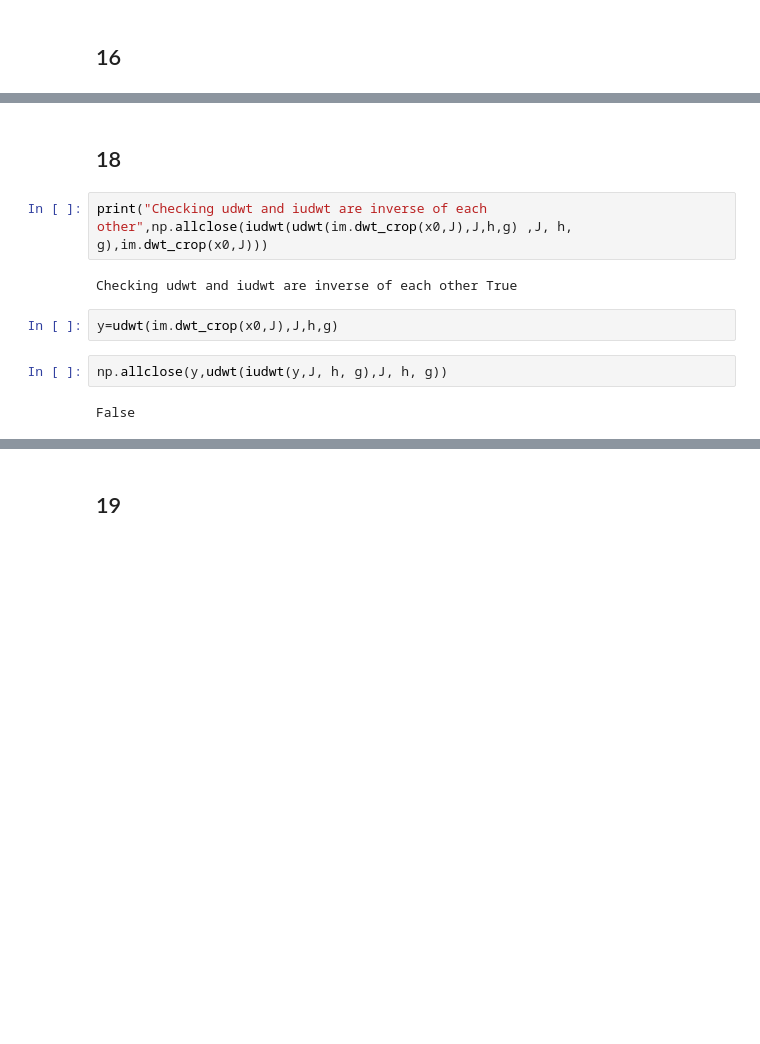
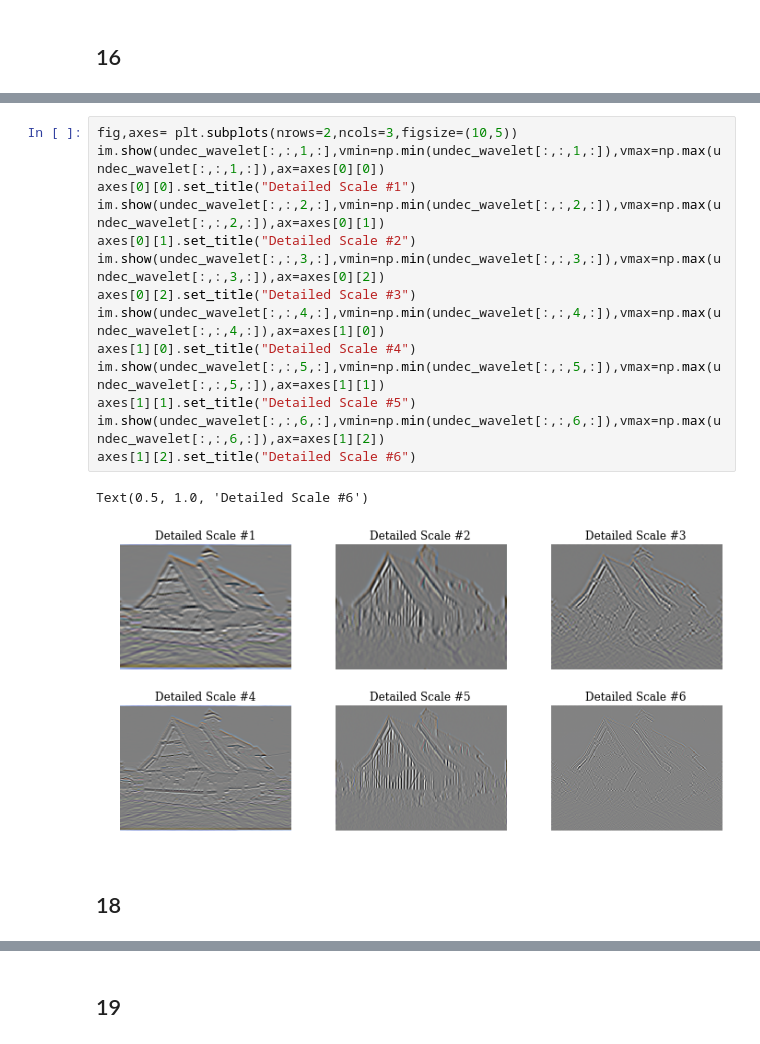
Before and after one commit to UnnikrishnanSivaprasad/ECE285IVR, a Jupyter notebook: ECE285IVR-ProjectC.ipynb, the cells around one changed output, grey strips where cells are left out. Drawn from its saved outputs; the diff is of its cells as text; blank space fills up the shorter version.

```diff
--- a/ECE285IVR-ProjectC.ipynb
+++ b/ECE285IVR-ProjectC.ipynb
@@ -286,12 +273,19 @@ def iudwt(z, J, h, g):
+# %%
+fig,axes= plt.subplots(nrows=2,ncols=3,figsize=(10,5))
+im.show(undec_wavelet[:,:,1,:],vmin=np.min(undec_wavelet[:,:,1,:]),vmax=np.max(undec_wavelet[:,:,1,:]),ax=axes[0][0])
+axes[0][0].set_title("Detailed Scale #1")
+im.show(undec_wavelet[:,:,2,:],vmin=np.min(undec_wavelet[:,:,2,:]),vmax=np.max(undec_wavelet[:,:,2,:]),ax=axes[0][1])
+axes[0][1].set_title("Detailed Scale #2")
+im.show(undec_wavelet[:,:,3,:],vmin=np.min(undec_wavelet[:,:,3,:]),vmax=np.max(undec_wavelet[:,:,3,:]),ax=axes[0][2])
+axes[0][2].set_title("Detailed Scale #3")
+im.show(undec_wavelet[:,:,4,:],vmin=np.min(undec_wavelet[:,:,4,:]),vmax=np.max(undec_wavelet[:,:,4,:]),ax=axes[1][0])
+axes[1][0].set_title("Detailed Scale #4")
+im.show(undec_wavelet[:,:,5,:],vmin=np.min(undec_wavelet[:,:,5,:]),vmax=np.max(undec_wavelet[:,:,5,:]),ax=axes[1][1])
+axes[1][1].set_title("Detailed Scale #5")
+im.show(undec_wavelet[:,:,6,:],vmin=np.min(undec_wavelet[:,:,6,:]),vmax=np.max(undec_wavelet[:,:,6,:]),ax=axes[1][2])
+axes[1][2].set_title("Detailed Scale #6")
+# %% [output]
+Text(0.5, 1.0, 'Detailed Scale #6')
+[figure, added]
 # %% [markdown]
 ## 18
-# %%
-print("Checking udwt and iudwt are inverse of each other",np.allclose(iudwt(udwt(im.dwt_crop(x0,J),J,h,g) ,J, h, g),im.dwt_crop(x0,J)))
-# %% [output]
-Checking udwt and iudwt are inverse of each other True
-# %%
-y=udwt(im.dwt_crop(x0,J),J,h,g)
-# %%
-np.allclose(y,udwt(iudwt(y,J, h, g),J, h, g))
-# %% [output]
-False
```
Also changed, not shown: parts of 25 cells of this notebook.
